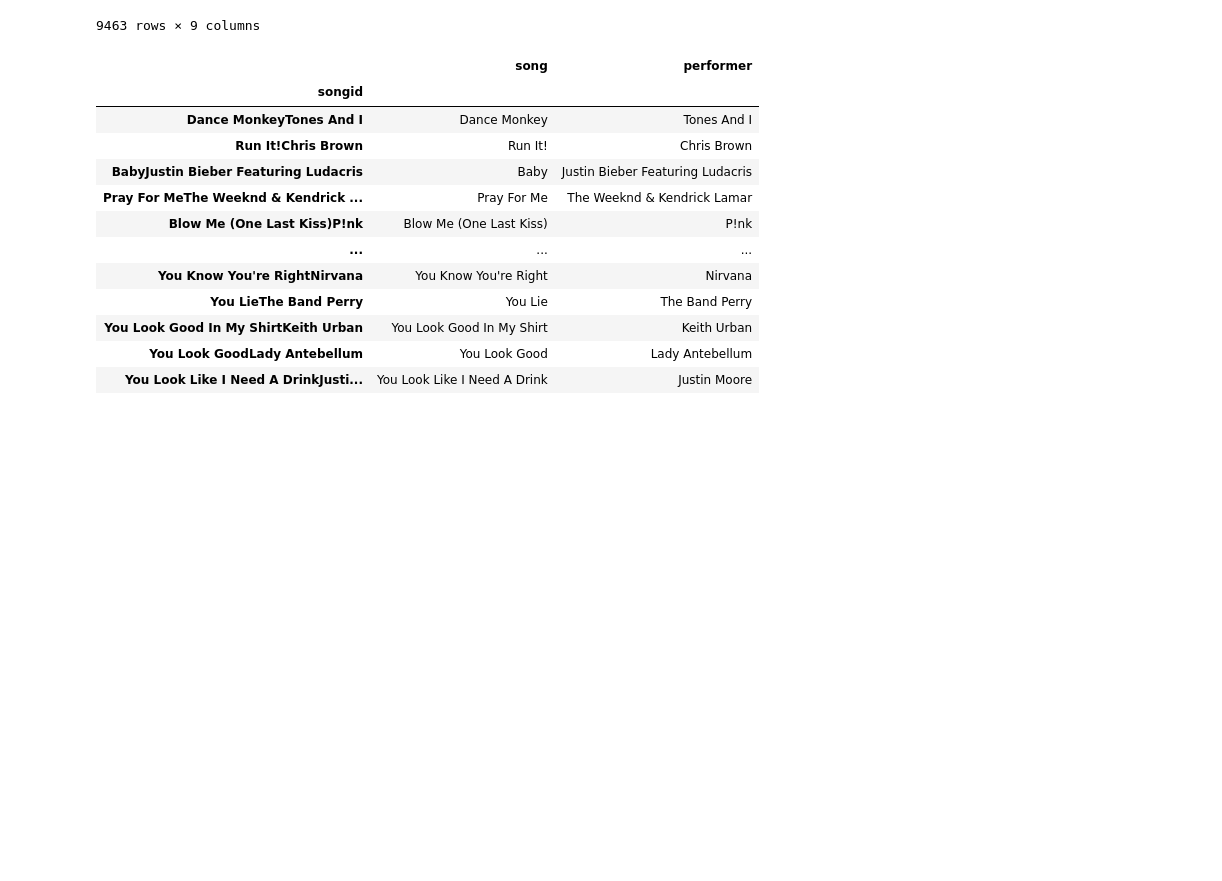
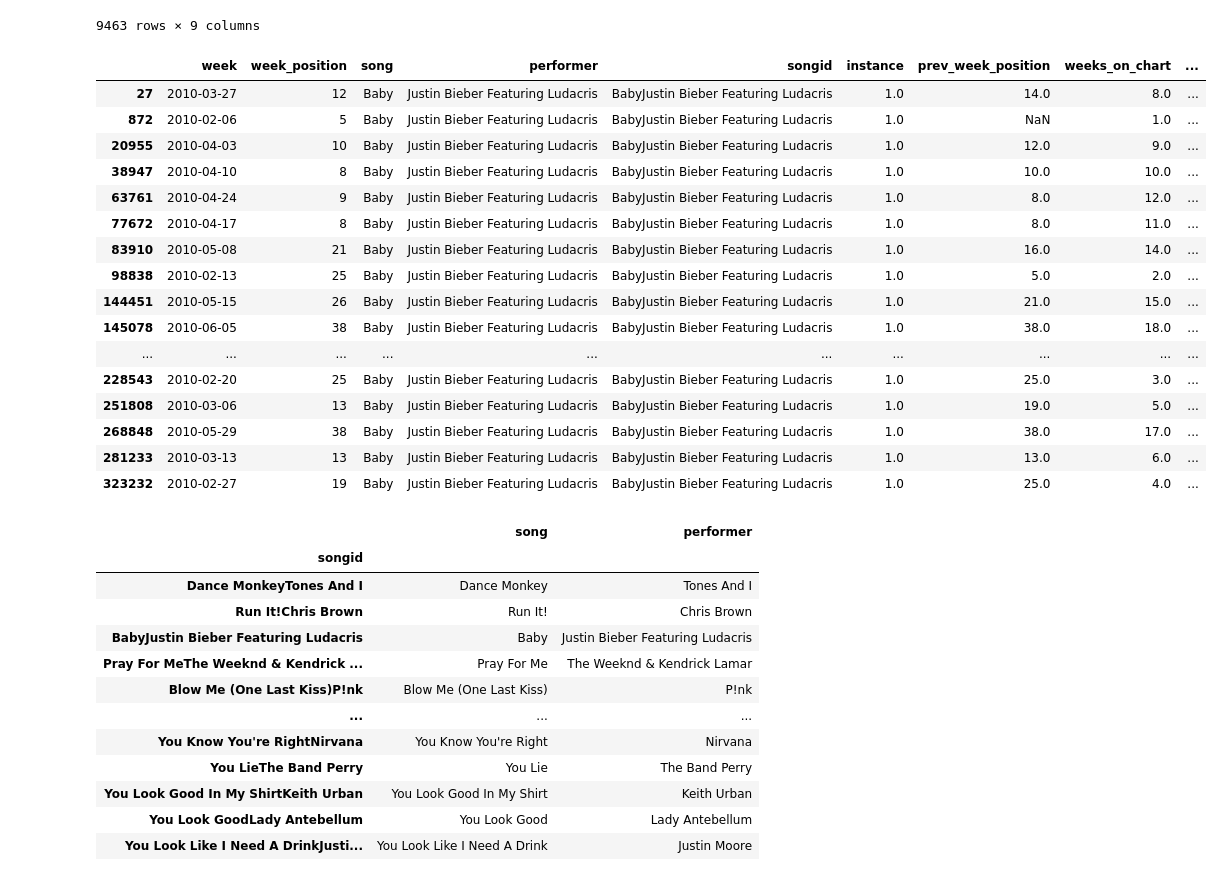
Before and after one commit to tvarano/hit-analyzer, a Jupyter notebook: main.ipynb, the cells around one changed output. Saved outputs shown, nothing was run; the diff lists cells and outputs as text; code cells hidden in the pictures; blank space fills up the shorter version.

```diff
--- a/main.ipynb
+++ b/main.ipynb
@@ -63,6 +63,26 @@ df[df.prev_week_position.isna()]
 song_info = df.drop_duplicates(subset=['songid']).drop(columns=['week', 'week_position', 'instance', 'prev_week_position', 'peak_position', 'weeks_on_chart']).set_index('songid')
 # song_info = pd.DataFrame(data=[tmp_df.songid, tmp_df.song, tmp_df.song])
 # song_info = {s: {'song': r.song, 'performer': r.song} for s, r in tmp_df.iterrows()}
+# %%
+df[df.songid=='BabyJustin Bieber Featuring Ludacris']
+# %% [output]
+|  | week | week_position | song | performer | songid | instance | prev_week_position | weeks_on_chart | ... |
+| 27 | 2010-03-27 | 12 | Baby | Justin Bieber Featuring Ludacris | BabyJustin Bieber Featuring Ludacris | 1.0 | 14.0 | 8.0 | ... |
+| 872 | 2010-02-06 | 5 | Baby | Justin Bieber Featuring Ludacris | BabyJustin Bieber Featuring Ludacris | 1.0 | NaN | 1.0 | ... |
+| 20955 | 2010-04-03 | 10 | Baby | Justin Bieber Featuring Ludacris | BabyJustin Bieber Featuring Ludacris | 1.0 | 12.0 | 9.0 | ... |
+| 38947 | 2010-04-10 | 8 | Baby | Justin Bieber Featuring Ludacris | BabyJustin Bieber Featuring Ludacris | 1.0 | 10.0 | 10.0 | ... |
+| 63761 | 2010-04-24 | 9 | Baby | Justin Bieber Featuring Ludacris | BabyJustin Bieber Featuring Ludacris | 1.0 | 8.0 | 12.0 | ... |
+| 77672 | 2010-04-17 | 8 | Baby | Justin Bieber Featuring Ludacris | BabyJustin Bieber Featuring Ludacris | 1.0 | 8.0 | 11.0 | ... |
+| 83910 | 2010-05-08 | 21 | Baby | Justin Bieber Featuring Ludacris | BabyJustin Bieber Featuring Ludacris | 1.0 | 16.0 | 14.0 | ... |
+| 98838 | 2010-02-13 | 25 | Baby | Justin Bieber Featuring Ludacris | BabyJustin Bieber Featuring Ludacris | 1.0 | 5.0 | 2.0 | ... |
+| 144451 | 2010-05-15 | 26 | Baby | Justin Bieber Featuring Ludacris | BabyJustin Bieber Featuring Ludacris | 1.0 | 21.0 | 15.0 | ... |
+| 145078 | 2010-06-05 | 38 | Baby | Justin Bieber Featuring Ludacris | BabyJustin Bieber Featuring Ludacris | 1.0 | 38.0 | 18.0 | ... |
+| ... | ... | ... | ... | ... | ... | ... | ... | ... | ... |
+| 228543 | 2010-02-20 | 25 | Baby | Justin Bieber Featuring Ludacris | BabyJustin Bieber Featuring Ludacris | 1.0 | 25.0 | 3.0 | ... |
+| 251808 | 2010-03-06 | 13 | Baby | Justin Bieber Featuring Ludacris | BabyJustin Bieber Featuring Ludacris | 1.0 | 19.0 | 5.0 | ... |
+| 268848 | 2010-05-29 | 38 | Baby | Justin Bieber Featuring Ludacris | BabyJustin Bieber Featuring Ludacris | 1.0 | 38.0 | 17.0 | ... |
+| 281233 | 2010-03-13 | 13 | Baby | Justin Bieber Featuring Ludacris | BabyJustin Bieber Featuring Ludacris | 1.0 | 13.0 | 6.0 | ... |
+| 323232 | 2010-02-27 | 19 | Baby | Justin Bieber Featuring Ludacris | BabyJustin Bieber Featuring Ludacris | 1.0 | 25.0 | 4.0 | ... |
 # %%
 song_info
 # %% [output]
```
Also changed, not shown: parts of 11 cells of this notebook, 1 other file.
